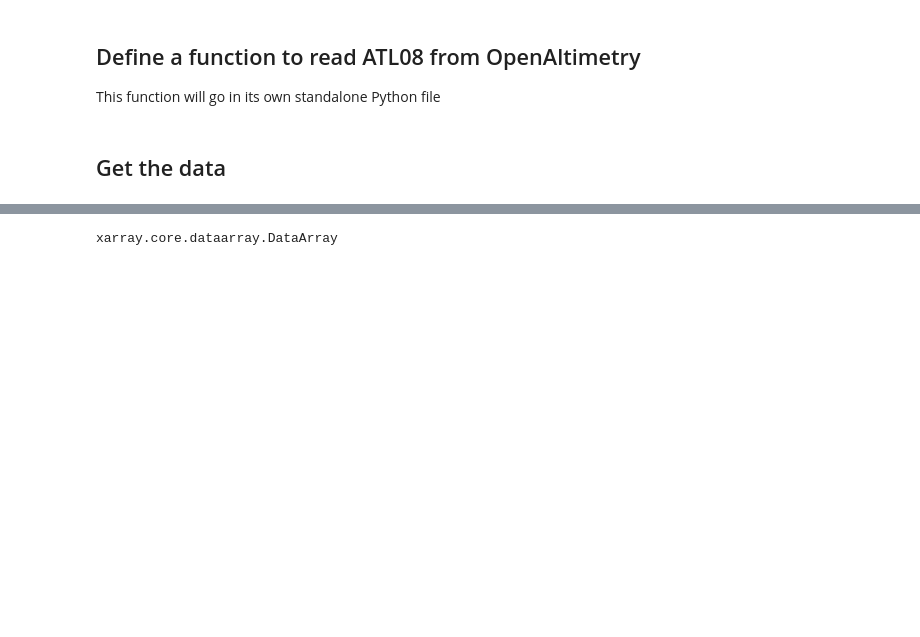
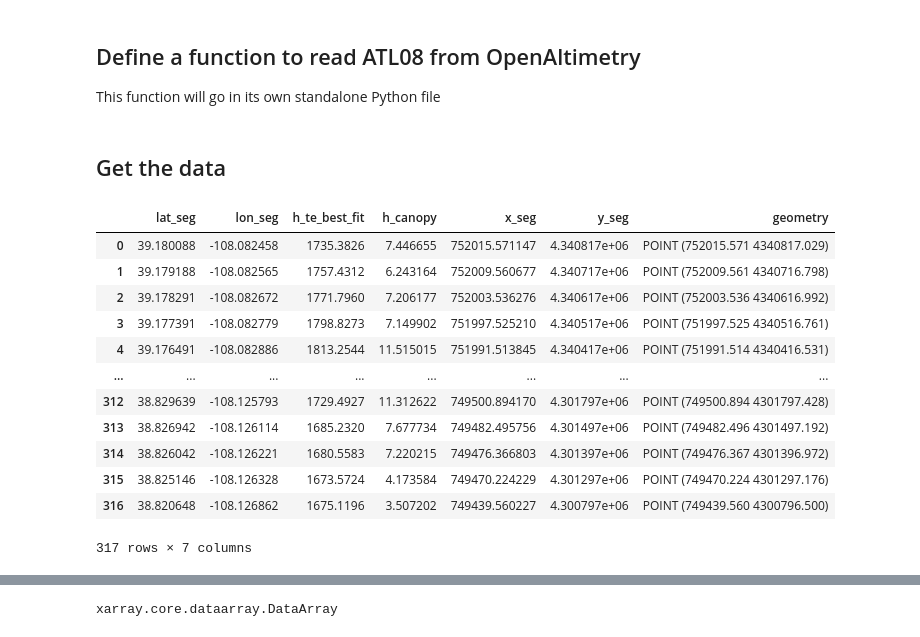
Before and after one commit to snowex-hackweek/Space_Lasers, a Jupyter notebook: notebooks/HB_read_ATL08_for_GM.ipynb, the cells around one changed output, grey strips where cells are left out. Saved outputs shown, nothing was run; the diff lists cells and outputs as text; code cells hidden in the pictures; blank space fills up the shorter version.

```diff
--- a/notebooks/HB_read_ATL08_for_GM.ipynb
+++ b/notebooks/HB_read_ATL08_for_GM.ipynb
@@ -58,6 +100,11 @@ region_a = ipx.Query('ATL08', [lonlims[0], latlims[0], lonlims[1], latlims[1]],
 [interactive output not drawn]
 [interactive output not drawn]
 [interactive output not drawn]
+# %%
+import requests
+import icepyx as ipx
+
+region_a = ipx.Query(dataset='ATL08', spatial_extent = "grand_mesa_tight_poly_4326.shp", date_range=['2020-01-01','2020-12-31'])
 # %%
 region_a.avail_granules()
 # %% [output]
@@ -144,3 +191,22 @@ D08 = get_OA_ATL08(date_track, lonlims, latlims)
 #         plt.plot(D['x_seg'], D['y_seg'], '.', markersize=3, label=str(dt))
 # %%
 march_11 = D08['2020-03-11','1156']
+# %%
+from shapely.geometry import Point
+gdf = gpd.GeoDataFrame(march_11['gt1l'], crs='EPSG:32612', geometry=gpd.points_from_xy(march_11['gt1l']['x_seg'], march_11['gt1l']['y_seg'],))
+# %%
+gdf
+# %% [output]
+|  | lat_seg | lon_seg | h_te_best_fit | h_canopy | x_seg | y_seg | geometry |
+| 0 | 39.180088 | -108.082458 | 1735.3826 | 7.446655 | 752015.571147 | 4.340817e+06 | POINT (752015.571 4340817.029) |
+| 1 | 39.179188 | -108.082565 | 1757.4312 | 6.243164 | 752009.560677 | 4.340717e+06 | POINT (752009.561 4340716.798) |
+| 2 | 39.178291 | -108.082672 | 1771.7960 | 7.206177 | 752003.536276 | 4.340617e+06 | POINT (752003.536 4340616.992) |
+| 3 | 39.177391 | -108.082779 | 1798.8273 | 7.149902 | 751997.525210 | 4.340517e+06 | POINT (751997.525 4340516.761) |
+| 4 | 39.176491 | -108.082886 | 1813.2544 | 11.515015 | 751991.513845 | 4.340417e+06 | POINT (751991.514 4340416.531) |
+| ... | ... | ... | ... | ... | ... | ... | ... |
+| 312 | 38.829639 | -108.125793 | 1729.4927 | 11.312622 | 749500.894170 | 4.301797e+06 | POINT (749500.894 4301797.428) |
+| 313 | 38.826942 | -108.126114 | 1685.2320 | 7.677734 | 749482.495756 | 4.301497e+06 | POINT (749482.496 4301497.192) |
+| 314 | 38.826042 | -108.126221 | 1680.5583 | 7.220215 | 749476.366803 | 4.301397e+06 | POINT (749476.367 4301396.972) |
+| 315 | 38.825146 | -108.126328 | 1673.5724 | 4.173584 | 749470.224229 | 4.301297e+06 | POINT (749470.224 4301297.176) |
+| 316 | 38.820648 | -108.126862 | 1675.1196 | 3.507202 | 749439.560227 | 4.300797e+06 | POINT (749439.560 4300796.500) |
+317 rows × 7 columns
```
Also changed, not shown: parts of 53 cells of this notebook.
